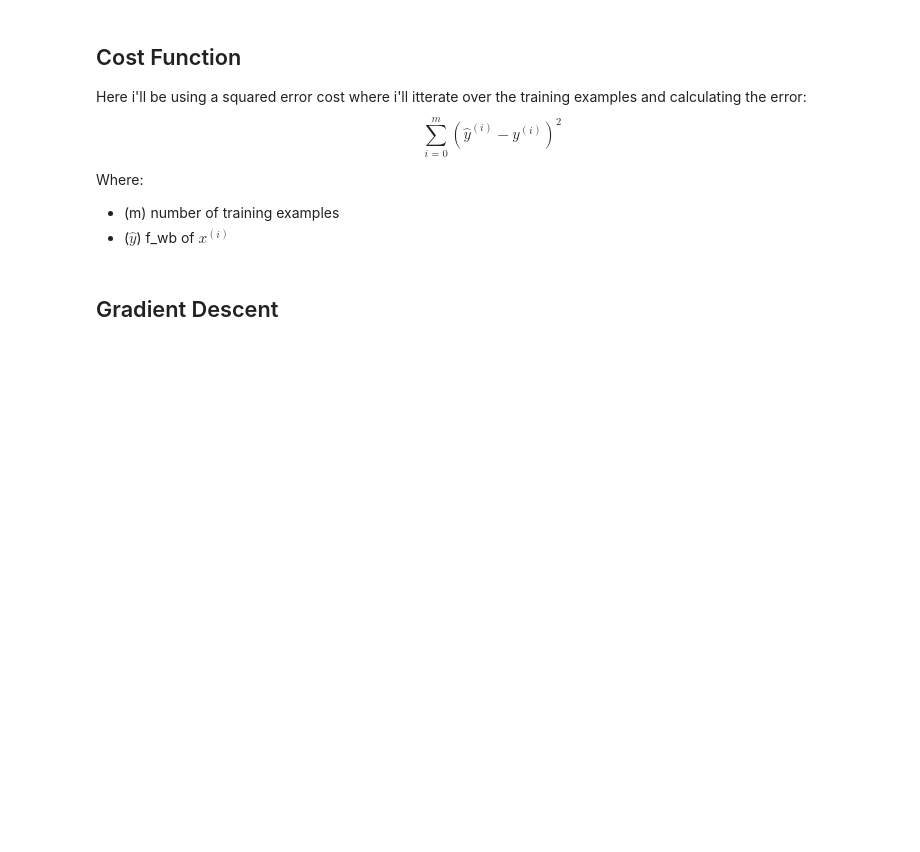
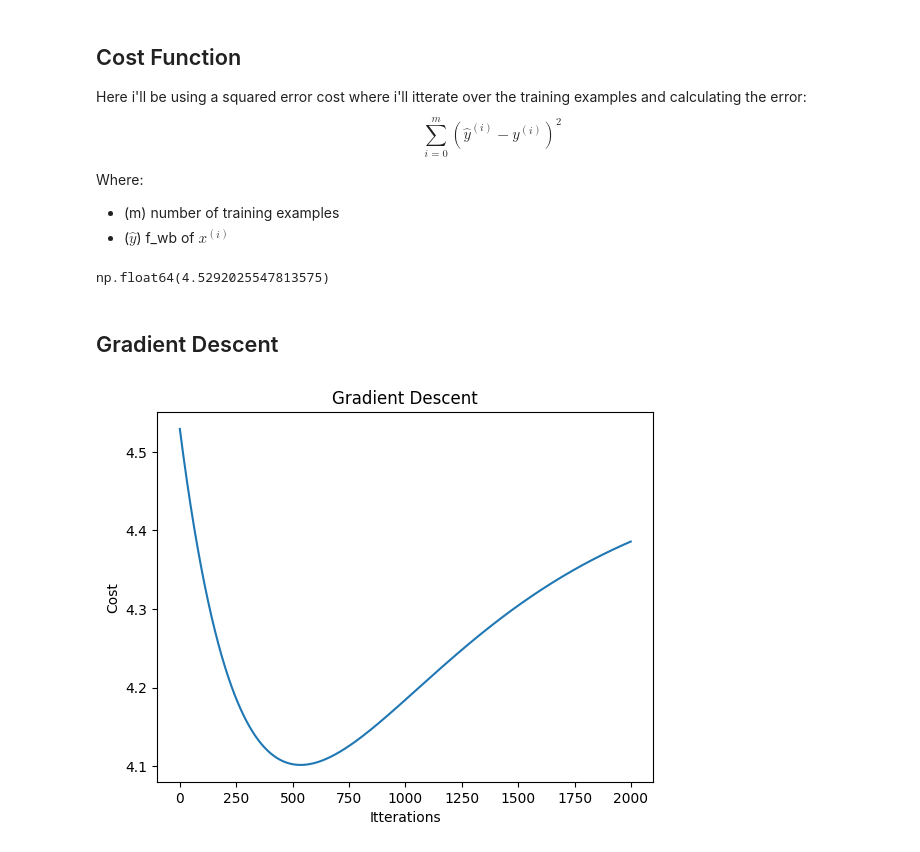
Before and after one commit to lucirie/ML-Regression-Models, a Jupyter notebook: unilinear/unilinear.ipynb, the cells around one changed output. Saved outputs shown, nothing was run; the diff lists cells and outputs as text; code cells hidden in the pictures; blank space fills up the shorter version.

Commit message:
Fixed gradient descent algorithm Faulty calculations, especially surrounding loops

```diff
--- a/unilinear/unilinear.ipynb
+++ b/unilinear/unilinear.ipynb
@@ -39,16 +41,21 @@ Where:
 - ($\hat{y}$) f_wb of $x^{(i)}$
 # %%
 # Squared sum of errors
-
 w = 1
 b = 1 # initialize parameters randomly
-m = len(x.shape) # Training examples
+m = len(x) # Training examples
 def cost(w, b, x, y):
     j_wb = 0.
     for i in range(m):
         f_wb = w * x[i] + b
-        j_wb += (y[i] - f_wb)**2
-    return j_wb / m
+        err = f_wb - y[i]
+        j_wb += err**2
+    j_wb = j_wb / (m * 2)
+    return j_wb
+# %%
+cost(w, b, x, y)
+# %% [output]
+np.float64(4.5292025547813575)
 # %% [markdown]
 ## Gradient Descent
 # %%
@@ -68,20 +82,13 @@ def gradient(w, b, x, y, alpha_):
 # %%
-# Update parameters
-itterations = 100
-w_arr = []
-b_arr = []
-cost_arr = []
-for i in range(itterations):
-    dj_dw, dj_db = gradient(w, b, x, y, 0.01)
-    w = w - dj_dw
-    b = b - dj_db
+# Update parameters and visualize
+err_arr = []
+itterations = 2000
+gradient_descent(w, b, x, y, itterations, 0.0001, err_arr)
 
-    # Visualize the cost for values of the parameter w
-    w_arr.append(w)
-    b_arr.append(b)
-    cost_arr.append(cost(w, b, x, y))
-plt.plot(w_arr, cost_arr)
-plt.xlabel("Value of W")
+plt.plot(range(itterations), err_arr)
+plt.xlabel("Itterations")
 plt.ylabel("Cost")
 plt.title("Gradient Descent")
 plt.show()
+# %% [output]
+[figure, added]
```
Also changed, not shown: parts of 2 cells of this notebook, 1 other file.
